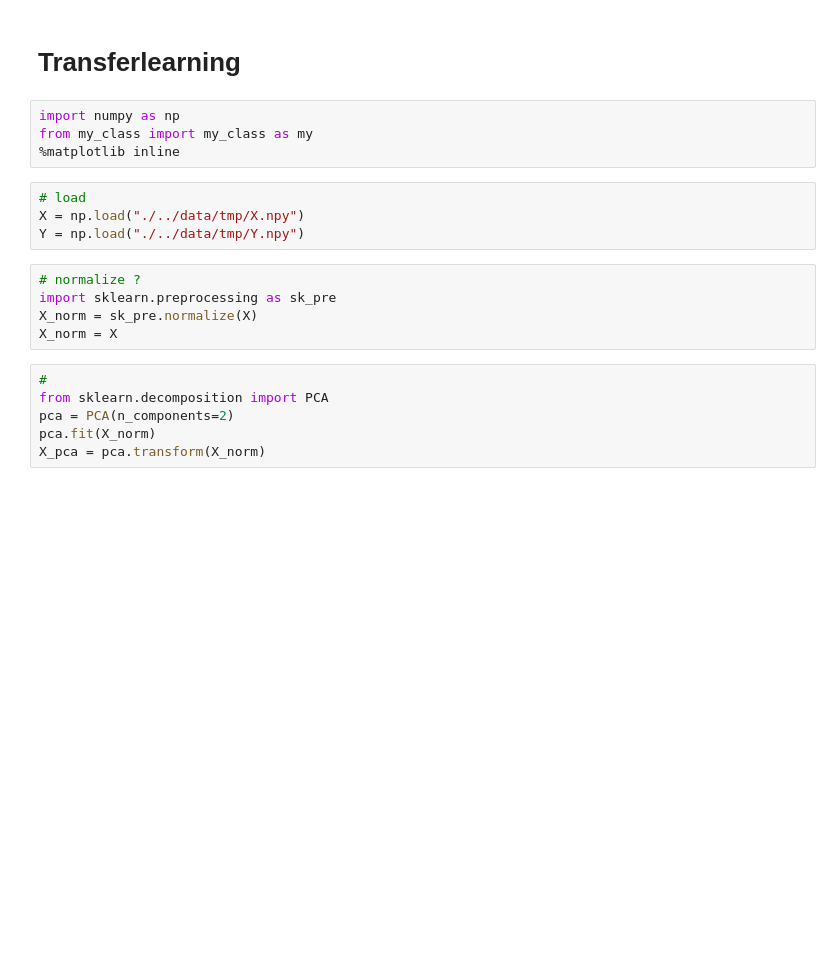
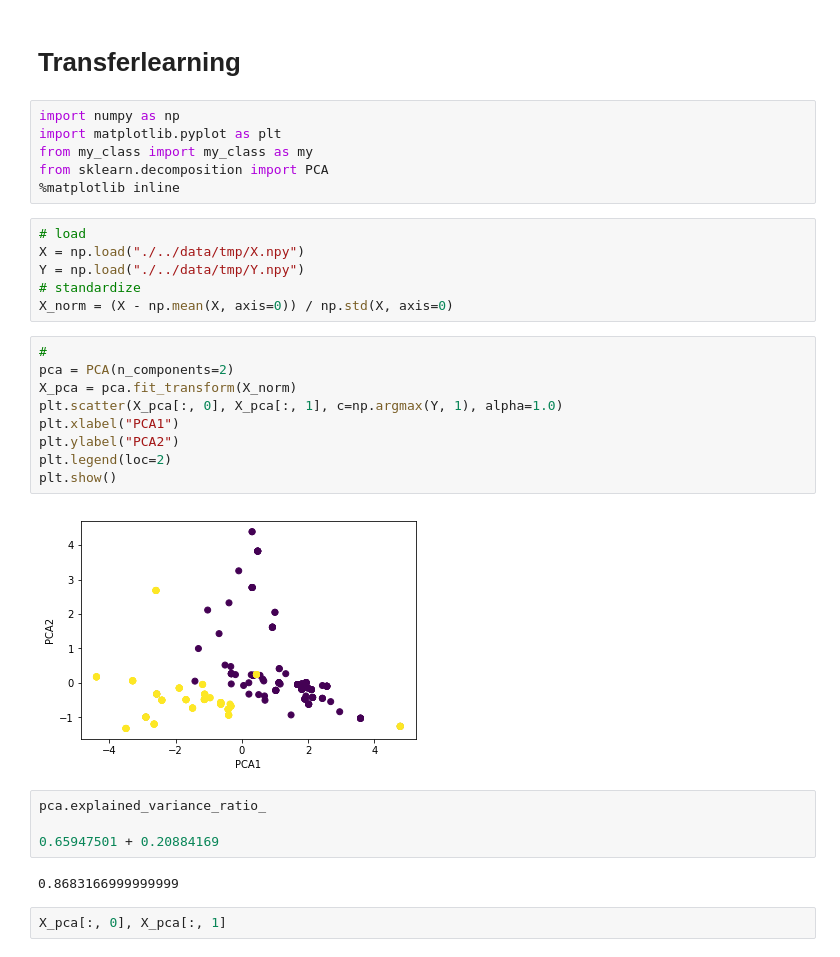
Before and after one commit to anderslaunerbaek/CDA, a Jupyter notebook: Cases/case2/code/vis.ipynb, the cells around one changed output. Saved outputs shown, nothing was run; the diff lists cells and outputs as text; blank space fills up the shorter version.

```diff
--- a/Cases/case2/code/vis.ipynb
+++ b/Cases/case2/code/vis.ipynb
@@ -2,20 +2,32 @@
 # Transferlearning
 # %%
 import numpy as np
+import matplotlib.pyplot as plt
 from my_class import my_class as my
+from sklearn.decomposition import PCA
 %matplotlib inline
 # %%
 # load
 X = np.load("./../data/tmp/X.npy")
 Y = np.load("./../data/tmp/Y.npy")
+# standardize
+X_norm = (X - np.mean(X, axis=0)) / np.std(X, axis=0)
-# %%
-# normalize ?
-import sklearn.preprocessing as sk_pre
-X_norm = sk_pre.normalize(X)
-X_norm = X
-# %%
-#
-from sklearn.decomposition import PCA
-pca = PCA(n_components=2)
-pca.fit(X_norm)
-X_pca = pca.transform(X_norm)
+# %%
+#
+pca = PCA(n_components=2)
+X_pca = pca.fit_transform(X_norm)
+plt.scatter(X_pca[:, 0], X_pca[:, 1], c=np.argmax(Y, 1), alpha=1.0)
+plt.xlabel("PCA1")
+plt.ylabel("PCA2")
+plt.legend(loc=2)
+plt.show()
+# %% [output]
+[figure, added]
+# %%
+pca.explained_variance_ratio_
+
+0.65947501 + 0.20884169
+# %% [output]
+0.8683166999999999
+# %%
+X_pca[:, 0], X_pca[:, 1]
```
Also changed, not shown: parts of 3 cells of this notebook, 46 other files.
